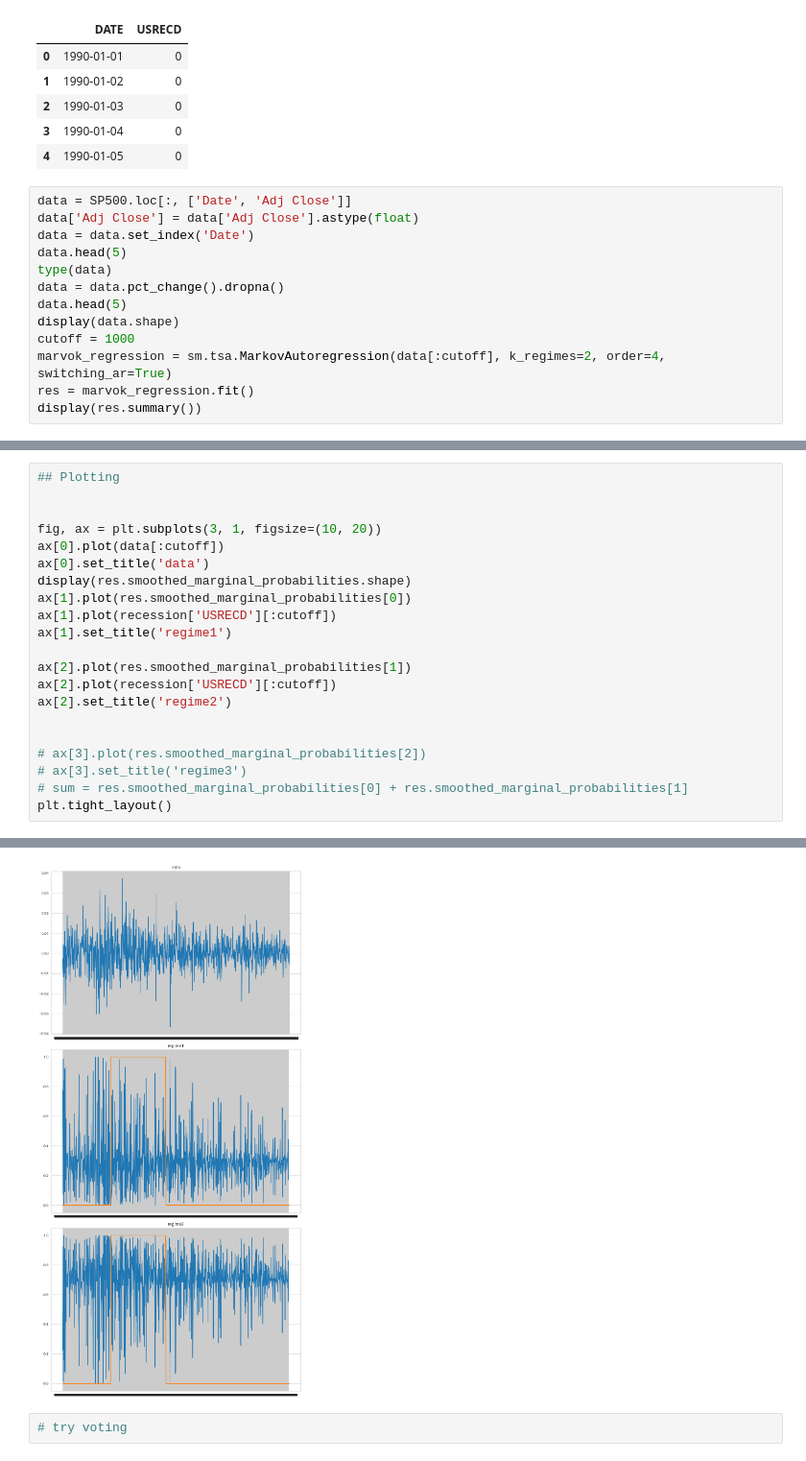
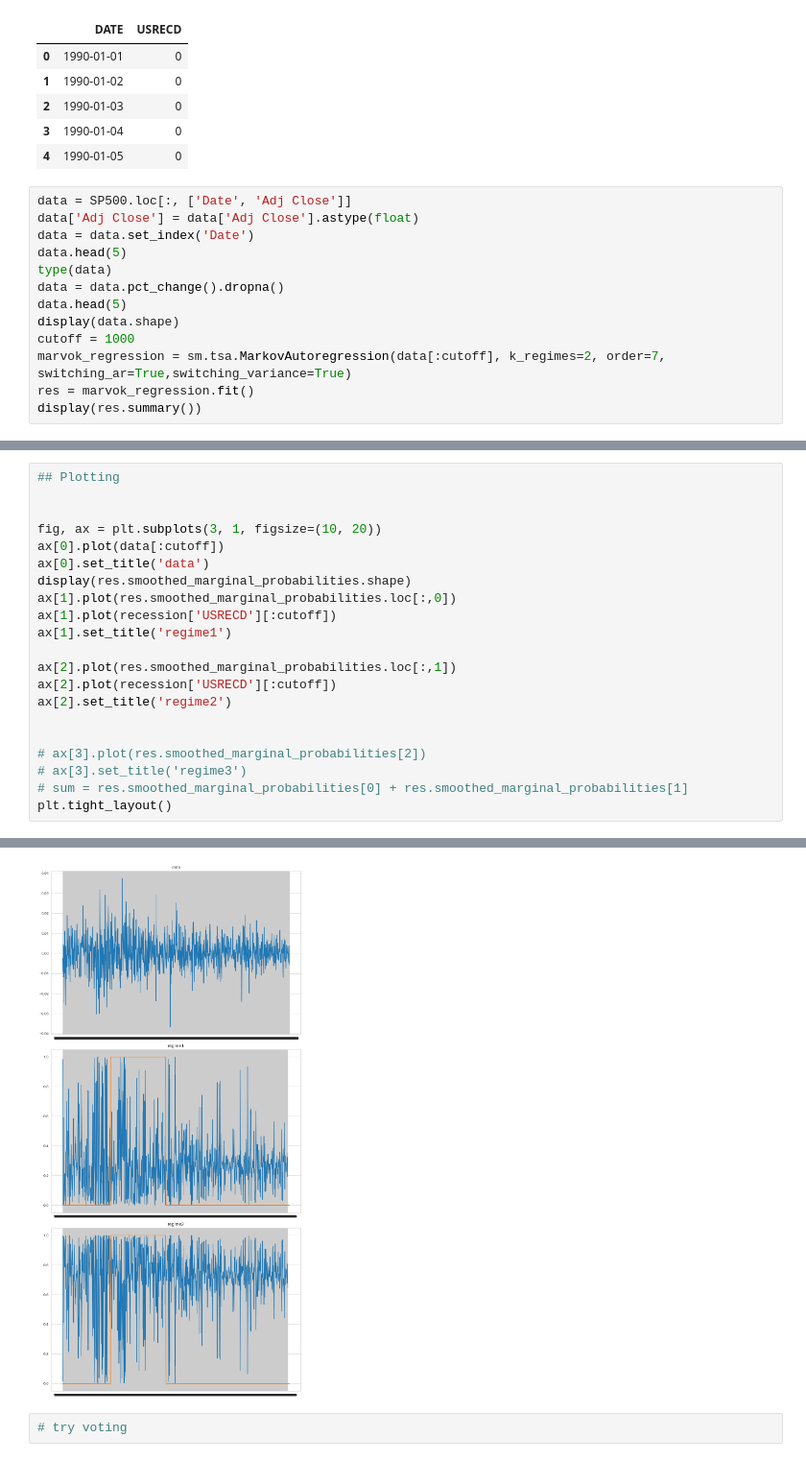
Before and after one commit to TradeMaster-NTU/TradeMaster, a Jupyter notebook: labeling/markov regime switching/S&P500.ipynb, the cells around one changed output, grey strips where cells are left out. Shown at 96% size. Cells and saved outputs as stored; diff of their text form.

Commit message:
add data

```diff
--- a/labeling/markov regime switching/S&P500.ipynb
+++ b/labeling/markov regime switching/S&P500.ipynb
@@ -35,7 +35,7 @@ data = data.pct_change().dropna()
 data.head(5)
 display(data.shape)
 cutoff = 1000
-marvok_regression = sm.tsa.MarkovAutoregression(data[:cutoff], k_regimes=2, order=4, switching_ar=True)
+marvok_regression = sm.tsa.MarkovAutoregression(data[:cutoff], k_regimes=2, order=7, switching_ar=True,switching_variance=True)
 res = marvok_regression.fit()
 display(res.summary())
 # %% [output]
@@ -79,11 +84,11 @@ fig, ax = plt.subplots(3, 1, figsize=(10, 20))
 ax[0].plot(data[:cutoff])
 ax[0].set_title('data')
 display(res.smoothed_marginal_probabilities.shape)
-ax[1].plot(res.smoothed_marginal_probabilities[0])
+ax[1].plot(res.smoothed_marginal_probabilities.loc[:,0])
 ax[1].plot(recession['USRECD'][:cutoff])
 ax[1].set_title('regime1')
 
-ax[2].plot(res.smoothed_marginal_probabilities[1])
+ax[2].plot(res.smoothed_marginal_probabilities.loc[:,1])
 ax[2].plot(recession['USRECD'][:cutoff])
 ax[2].set_title('regime2')
 
@@ -97,4 +102,4 @@ plt.tight_layout()
-[figure, old version]
+[figure, new version]
 # %%
 # try voting
 # %%
```
Also changed, not shown: parts of 7 cells of this notebook.
